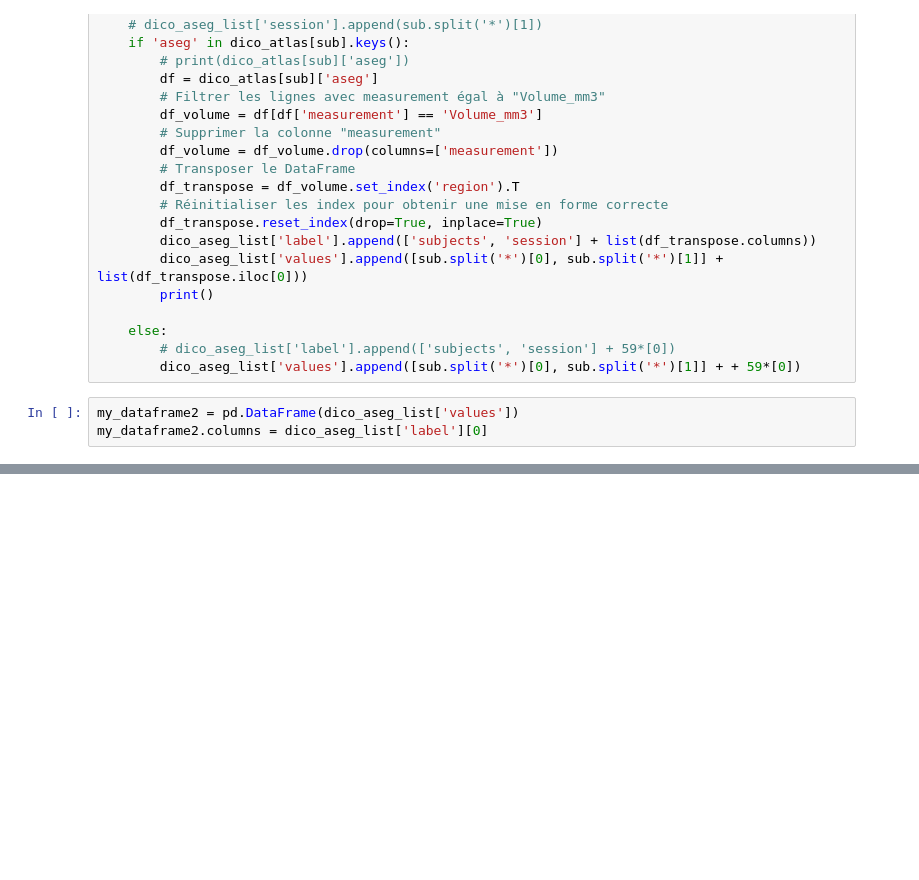
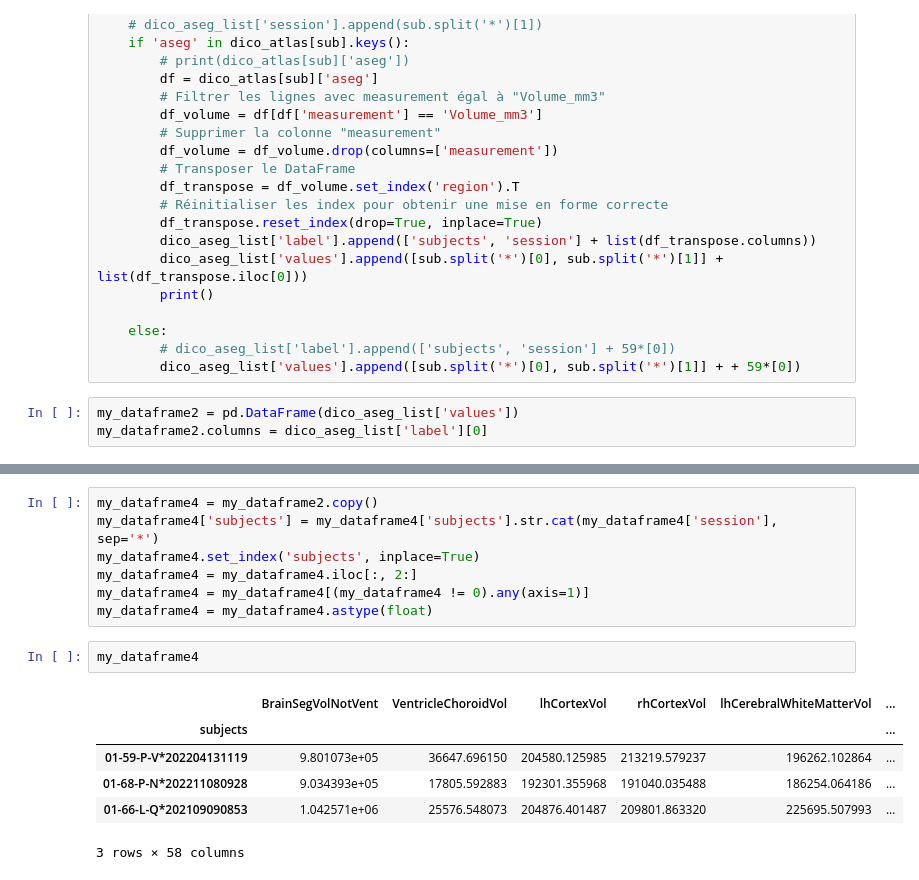
Before and after one commit to hdary/XNAT, a Jupyter notebook: dashboard_atlas.ipynb, the cells around one changed output, grey strips where cells are left out. Drawn from its saved outputs; the diff is of its cells as text; blank space fills up the shorter version.

```diff
--- a/dashboard_atlas.ipynb
+++ b/dashboard_atlas.ipynb
@@ -309,0 +298,16 @@ fig.show()
+# %%
+my_dataframe4 = my_dataframe2.copy()
+my_dataframe4['subjects'] = my_dataframe4['subjects'].str.cat(my_dataframe4['session'], sep='*')
+my_dataframe4.set_index('subjects', inplace=True)
+my_dataframe4 = my_dataframe4.iloc[:, 2:]
+my_dataframe4 = my_dataframe4[(my_dataframe4 != 0).any(axis=1)]
+my_dataframe4 = my_dataframe4.astype(float)
+# %%
+my_dataframe4
+# %% [output]
+|  | BrainSegVolNotVent | VentricleChoroidVol | lhCortexVol | rhCortexVol | lhCerebralWhiteMatterVol | ... |
+| subjects |  |  |  |  |  | ... |
+| 01-59-P-V*202204131119 | 9.801073e+05 | 36647.696150 | 204580.125985 | 213219.579237 | 196262.102864 | ... |
+| 01-68-P-N*202211080928 | 9.034393e+05 | 17805.592883 | 192301.355968 | 191040.035488 | 186254.064186 | ... |
+| 01-66-L-Q*202109090853 | 1.042571e+06 | 25576.548073 | 204876.401487 | 209801.863320 | 225695.507993 | ... |
+3 rows × 58 columns
```
Also changed, not shown: parts of 19 cells of this notebook.
